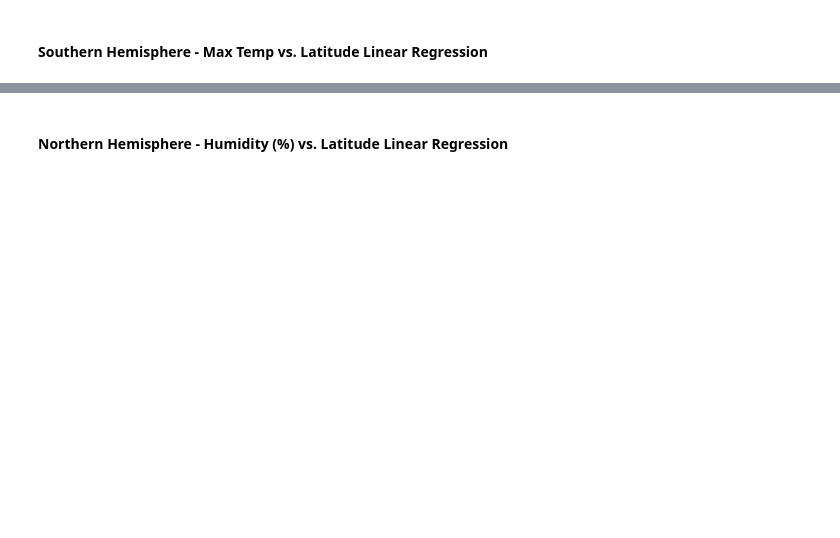
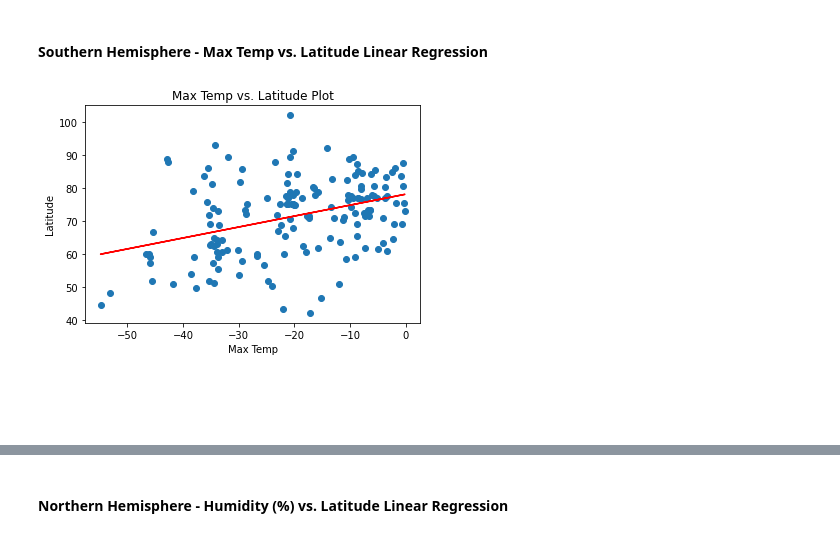
Before and after one commit to annarischitelli/PythonAPI-challenge, a Jupyter notebook: WeatherPy/WeatherPy_Anna.ipynb, the cells around one changed output, grey strips where cells are left out. Cells and saved outputs as stored; diff of their text form; code cells hidden in the pictures; blank space fills up the shorter version.

```diff
--- a/WeatherPy/WeatherPy_Anna.ipynb
+++ b/WeatherPy/WeatherPy_Anna.ipynb
@@ -261,14 +344,18 @@ AttributeError: 'float' object has no attribute 'shape'
 # %% [markdown]
 ####  Southern Hemisphere - Max Temp vs. Latitude Linear Regression
 # %%
+# Add the linear regression equation and line to plot
 x_values = s_hemisphere['Lat']
 y_values = s_hemisphere['Max Temp']
 (slope, intercept, rvalue, pvalue, stderr) = linregress(x_values, y_values)
 regress_values = x_values * slope + intercept
 line_eq = "y = " + str(round(slope,2)) + "x + " + str(round(intercept,2))
 plt.scatter(x_values,y_values)
 plt.plot(x_values,regress_values,"r-")
 plt.annotate(line_eq,(6,10),fontsize=15,color="red")
-plt.xlabel('Latitude')
-plt.ylabel('Max Temp')
+plt.title('Max Temp vs. Latitude Plot')
+plt.xlabel('Max Temp')
+plt.ylabel('Latitude')
 plt.show()
+# %% [output]
+[figure, added]
```
Also changed, not shown: parts of 30 cells of this notebook, 11 other files.
